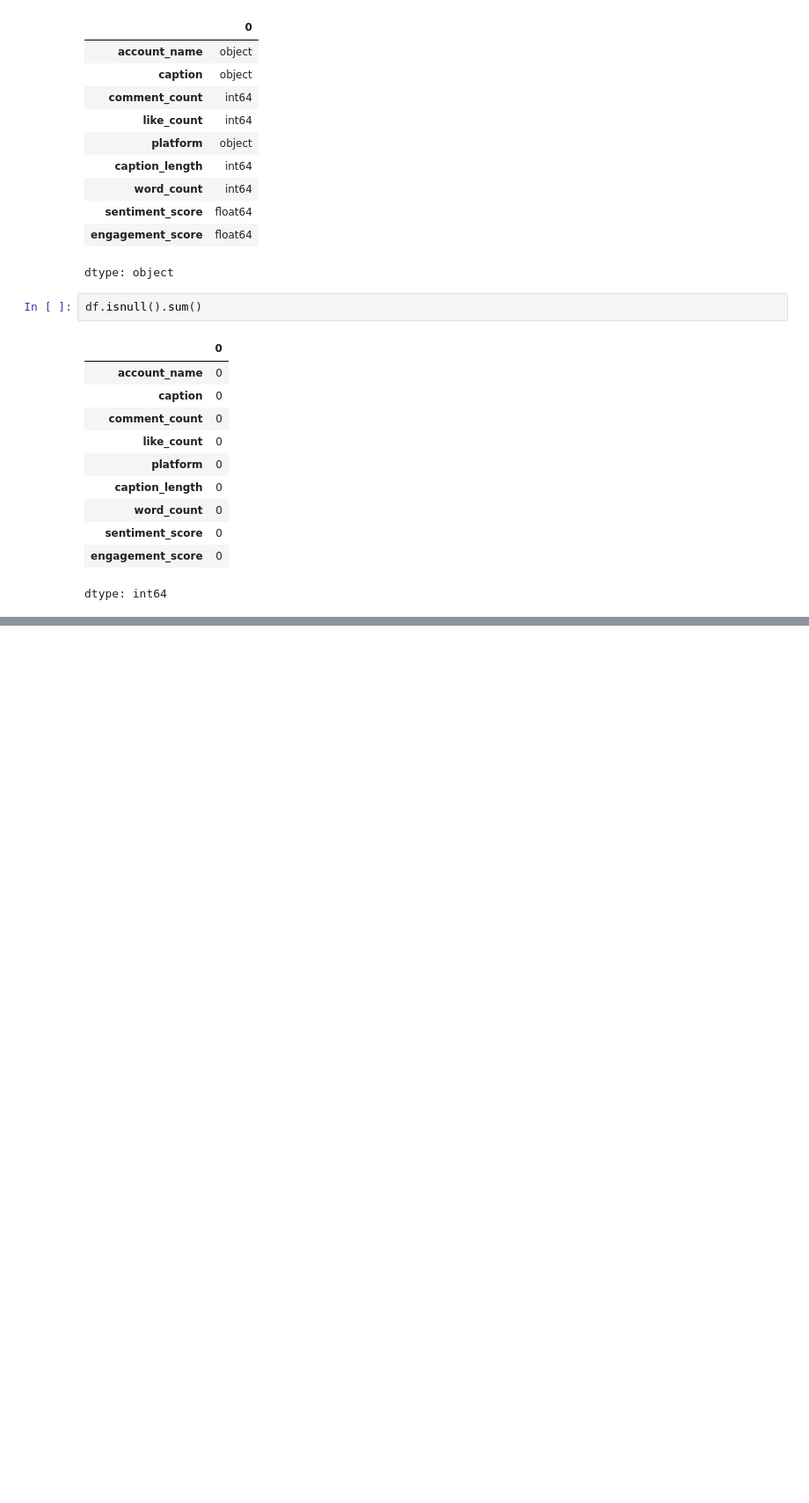
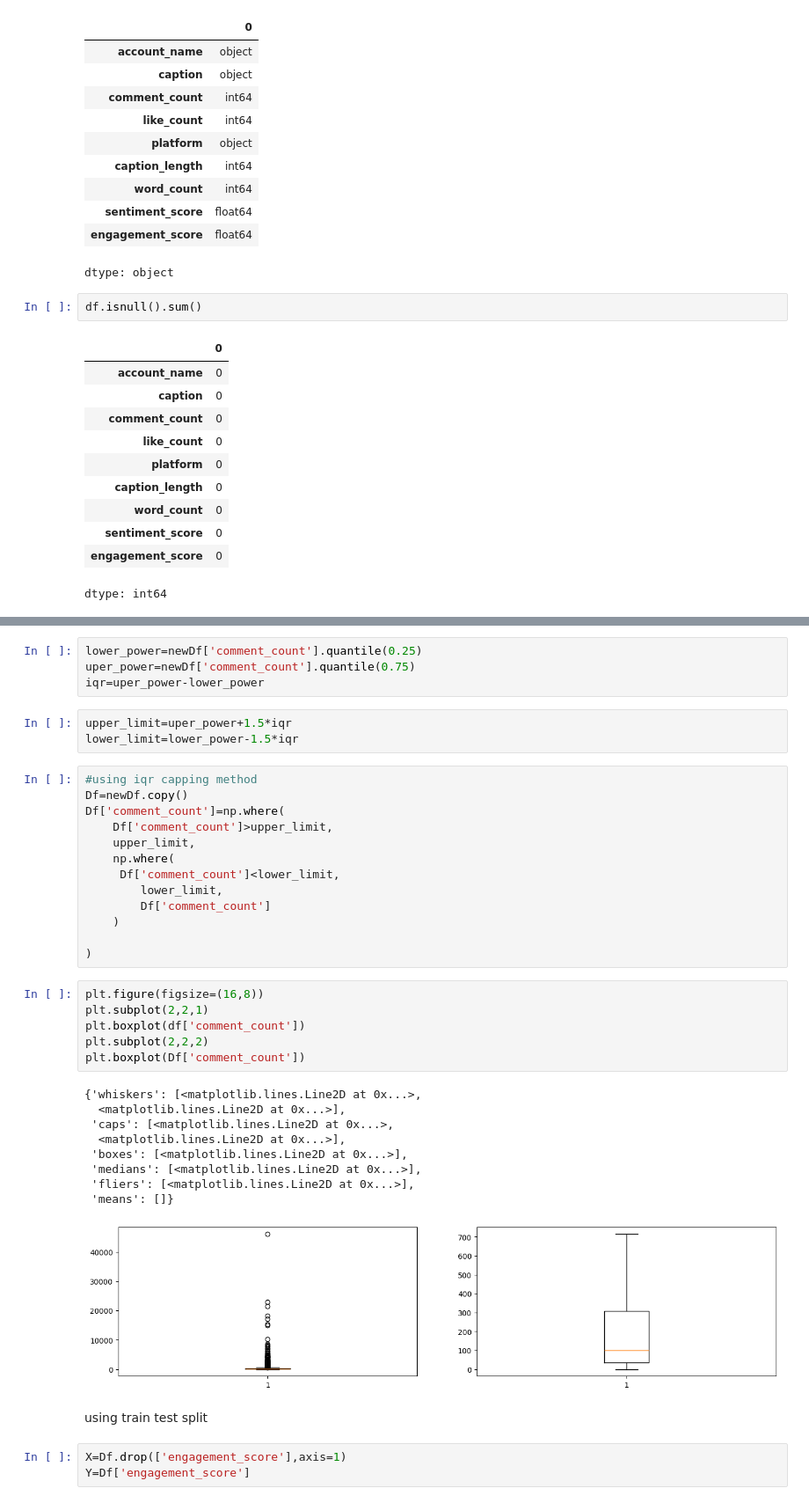
Before and after one commit to EngrAbdullah13/meta_compete, a Jupyter notebook: Meta-Compete.ipynb, the cells around one changed output, grey strips where cells are left out. Shown: that part at 88% size. Cells and saved outputs as stored; diff of their text form; blank space fills up the shorter version.

```diff
--- a/Meta-Compete.ipynb
+++ b/Meta-Compete.ipynb
@@ -243,0 +272,41 @@ dtype: bool
+# %%
+lower_power=newDf['comment_count'].quantile(0.25)
+uper_power=newDf['comment_count'].quantile(0.75)
+iqr=uper_power-lower_power
+# %%
+upper_limit=uper_power+1.5*iqr
+lower_limit=lower_power-1.5*iqr
+# %%
+#using iqr capping method
+Df=newDf.copy()
+Df['comment_count']=np.where(
+    Df['comment_count']>upper_limit,
+    upper_limit,
+    np.where(
+     Df['comment_count']<lower_limit,
+        lower_limit,
+        Df['comment_count']
+    )
+
+)
+# %%
+plt.figure(figsize=(16,8))
+plt.subplot(2,2,1)
+plt.boxplot(df['comment_count'])
+plt.subplot(2,2,2)
+plt.boxplot(Df['comment_count'])
+# %% [output]
+{'whiskers': [<matplotlib.lines.Line2D at 0x...>,
+  <matplotlib.lines.Line2D at 0x...>],
+ 'caps': [<matplotlib.lines.Line2D at 0x...>,
+  <matplotlib.lines.Line2D at 0x...>],
+ 'boxes': [<matplotlib.lines.Line2D at 0x...>],
+ 'medians': [<matplotlib.lines.Line2D at 0x...>],
+ 'fliers': [<matplotlib.lines.Line2D at 0x...>],
+ 'means': []}
+[figure, added]
+# %% [markdown]
+using train test split
+# %%
+X=Df.drop(['engagement_score'],axis=1)
+Y=Df['engagement_score']
```
Also changed, not shown: parts of 19 cells of this notebook.
